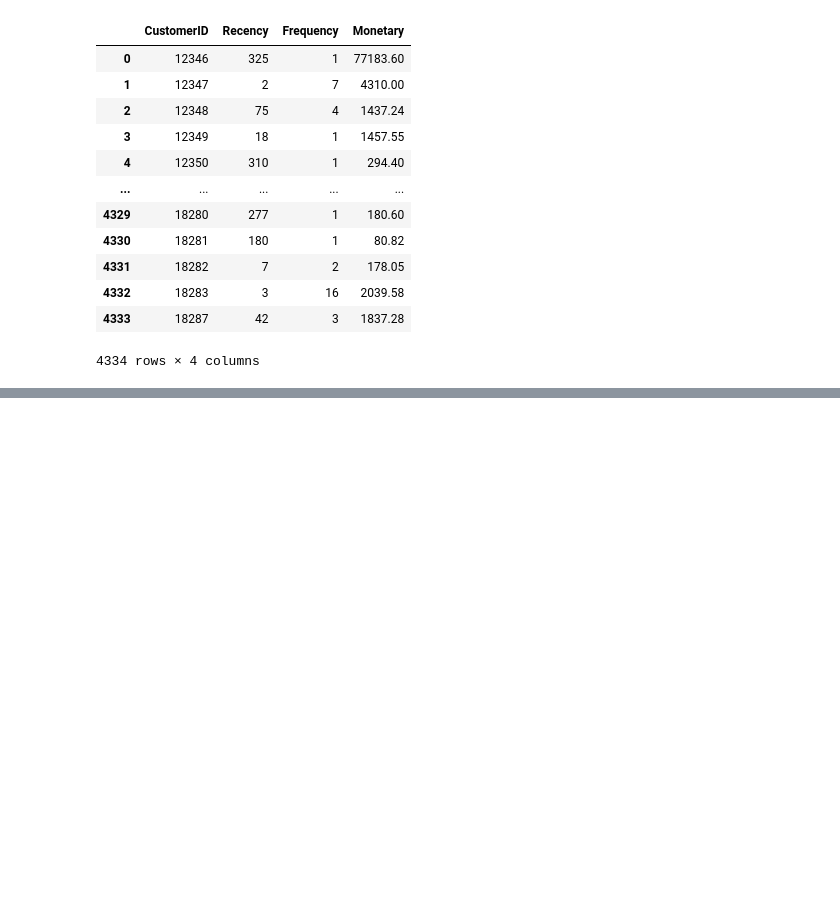
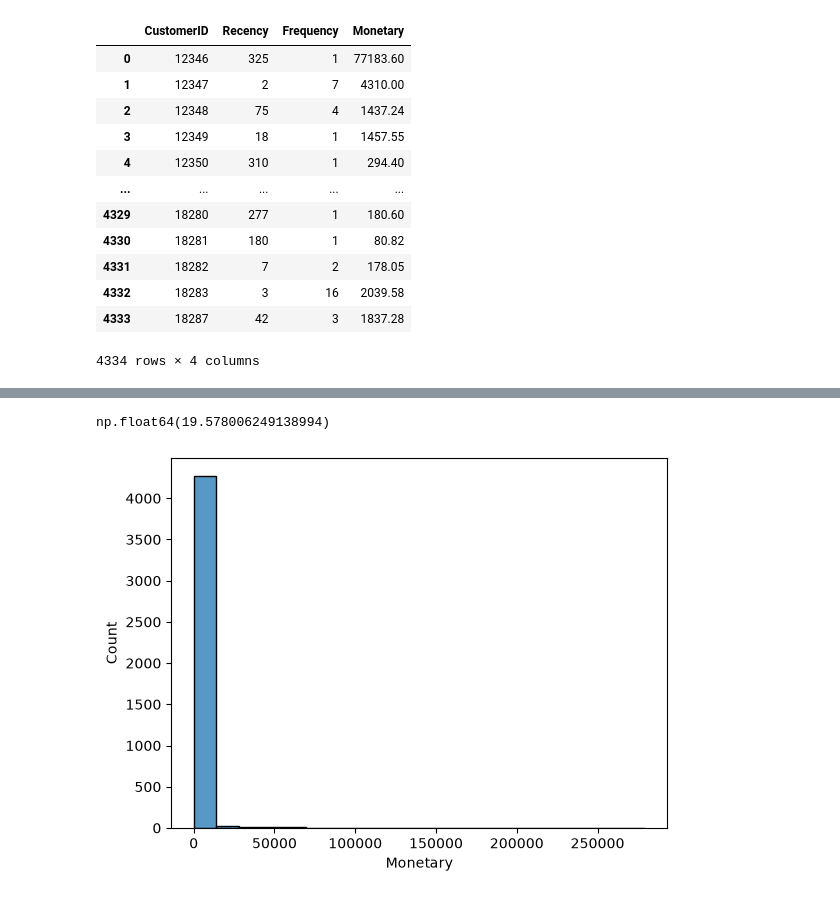
Before and after one commit to youssef-boudouar/cartSense, a Jupyter notebook: notebook/cartSense.ipynb, the cells around one changed output, grey strips where cells are left out. Cells and saved outputs as stored; diff of their text form; code cells hidden in the pictures; blank space fills up the shorter version.

```diff
--- a/notebook/cartSense.ipynb
+++ b/notebook/cartSense.ipynb
@@ -103,0 +121,7 @@ rfm
+# %%
+sns.histplot(rfm, x="Monetary", bins=20)
+# skew > 0 which means its right-skewed
+rfm["Monetary"].skew()
+# %% [output]
+np.float64(19.578006249138994)
+[figure, added]
```
Also changed, not shown: parts of 7 cells of this notebook.
